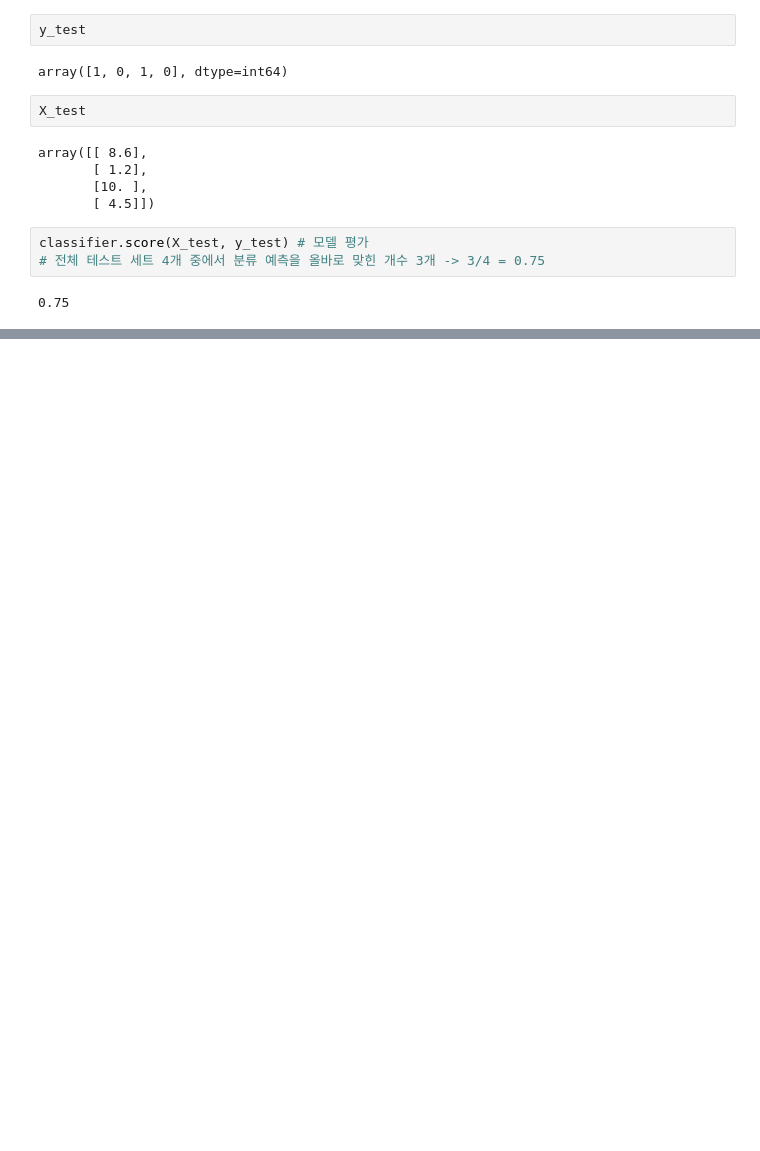
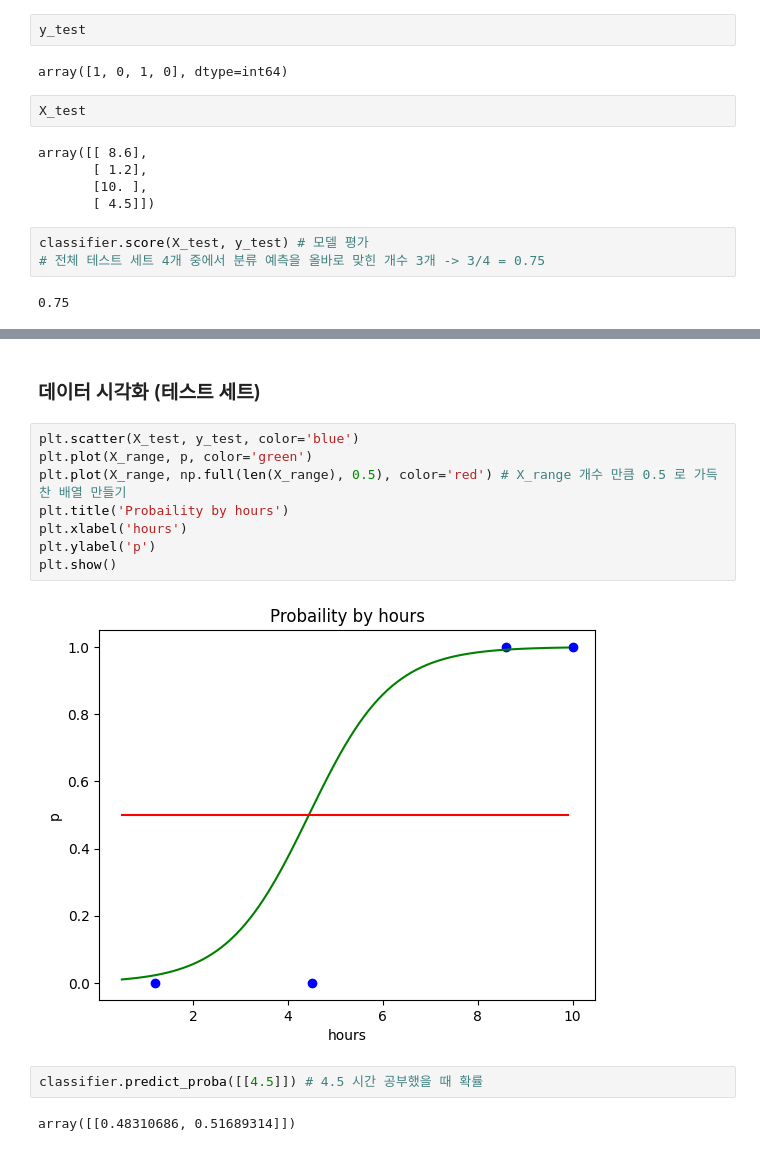
Before and after one commit to koreanbulbasaur/nadocoding_study, a Jupyter notebook: PythonMLWorkspace/ScikitLearn/04_Logistic_Regression.ipynb, the cells around one changed output, grey strips where cells are left out. Cells and saved outputs as stored; diff of their text form; blank space fills up the shorter version.

```diff
--- a/PythonMLWorkspace/ScikitLearn/04_Logistic_Regression.ipynb
+++ b/PythonMLWorkspace/ScikitLearn/04_Logistic_Regression.ipynb
@@ -73,0 +147,16 @@ classifier.score(X_test, y_test) # 모델 평가
+# %% [markdown]
+### 데이터 시각화 (테스트 세트)
+# %%
+plt.scatter(X_test, y_test, color='blue')
+plt.plot(X_range, p, color='green')
+plt.plot(X_range, np.full(len(X_range), 0.5), color='red') # X_range 개수 만큼 0.5 로 가득찬 배열 만들기
+plt.title('Probaility by hours')
+plt.xlabel('hours')
+plt.ylabel('p')
+plt.show()
+# %% [output]
+[figure, added]
+# %%
+classifier.predict_proba([[4.5]]) # 4.5 시간 공부했을 때 확률
+# %% [output]
+array([[0.48310686, 0.51689314]])
```
Also changed, not shown: parts of 9 cells of this notebook.
